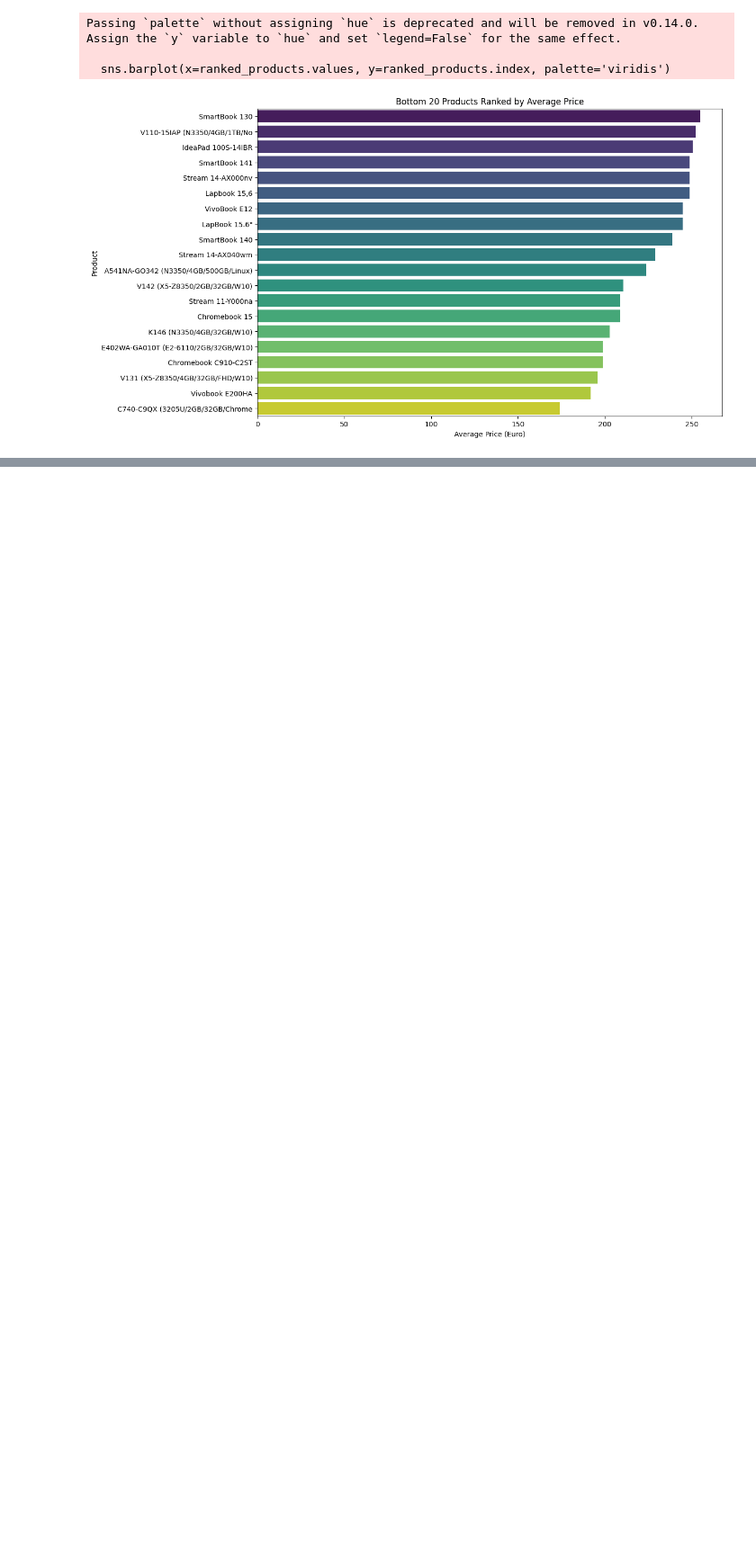
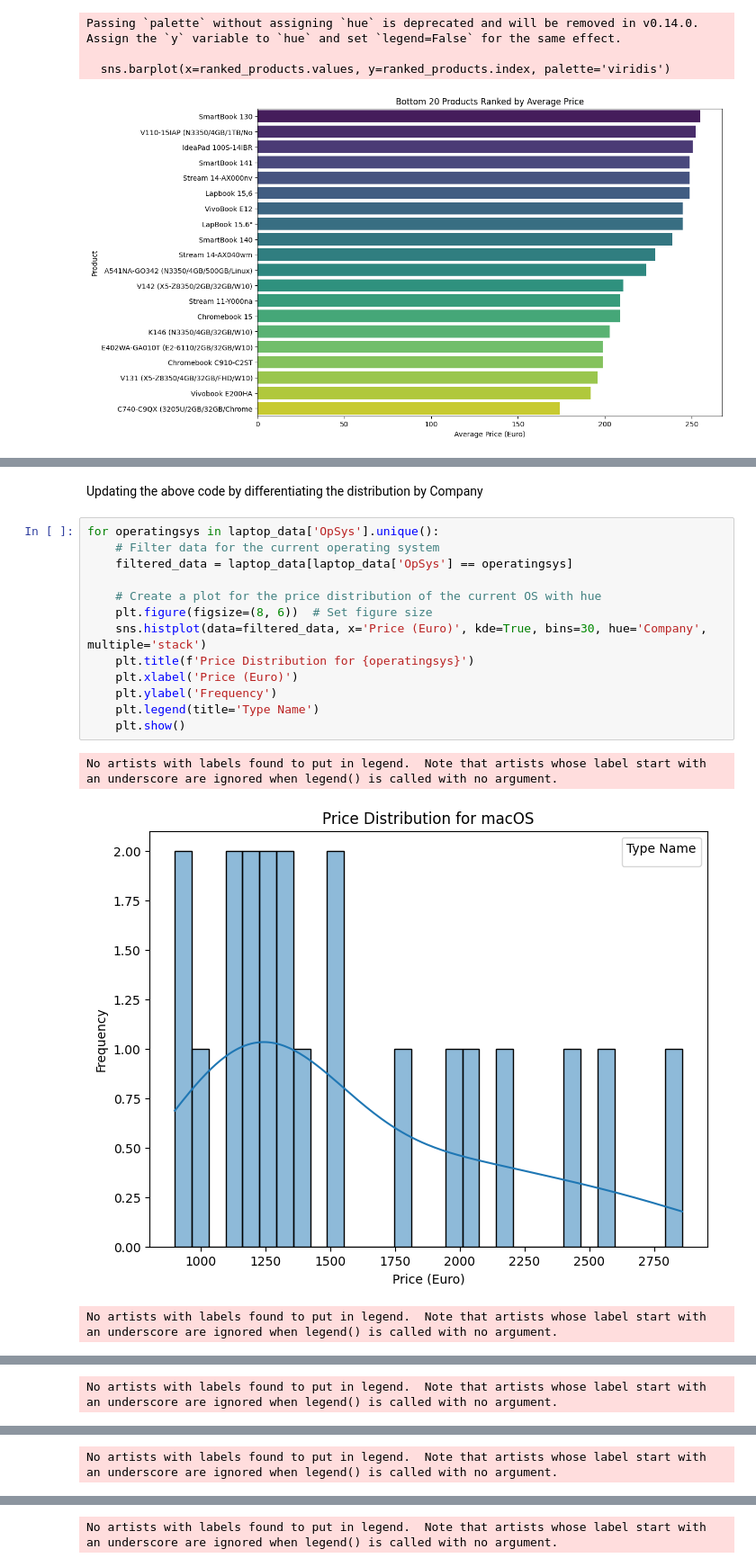
Before and after one commit to Folasewa/DS_Class_Project, a Jupyter notebook: Mini_Project_Folasewa_DS.ipynb, the cells around one changed output, grey strips where cells are left out. Shown at 90% size. Saved outputs shown, nothing was run; the diff lists cells and outputs as text; blank space fills up the shorter version.

```diff
--- a/Mini_Project_Folasewa_DS.ipynb
+++ b/Mini_Project_Folasewa_DS.ipynb
@@ -303,0 +407,19 @@ Passing `palette` without assigning `hue` is deprecated and will be removed in v
+# %% [markdown]
+Updating the above code by differentiating the distribution by Company
+# %%
+for operatingsys in laptop_data['OpSys'].unique():
+    # Filter data for the current operating system
+    filtered_data = laptop_data[laptop_data['OpSys'] == operatingsys]
+
+    # Create a plot for the price distribution of the current OS with hue
+    plt.figure(figsize=(8, 6))  # Set figure size
+    sns.histplot(data=filtered_data, x='Price (Euro)', kde=True, bins=30, hue='Company', multiple='stack')
+    plt.title(f'Price Distribution for {operatingsys}')
+    plt.xlabel('Price (Euro)')
+    plt.ylabel('Frequency')
+    plt.legend(title='Type Name')
+    plt.show()
+# %% [output]
+No artists with labels found to put in legend.  Note that artists whose label start with an underscore are ignored when legend() is called with no argument.
+[figure, added]
+No artists with labels found to put in legend.  Note that artists whose label start with an underscore are ignored when legend() is called with no argument.
@@ -303,0 +427 @@ Passing `palette` without assigning `hue` is deprecated and will be removed in v
+No artists with labels found to put in legend.  Note that artists whose label start with an underscore are ignored when legend() is called with no argument.
@@ -303,0 +429 @@ Passing `palette` without assigning `hue` is deprecated and will be removed in v
+No artists with labels found to put in legend.  Note that artists whose label start with an underscore are ignored when legend() is called with no argument.
@@ -303,0 +431 @@ Passing `palette` without assigning `hue` is deprecated and will be removed in v
+No artists with labels found to put in legend.  Note that artists whose label start with an underscore are ignored when legend() is called with no argument.
```
Also changed, not shown: parts of 13 cells of this notebook, 1 other file.
